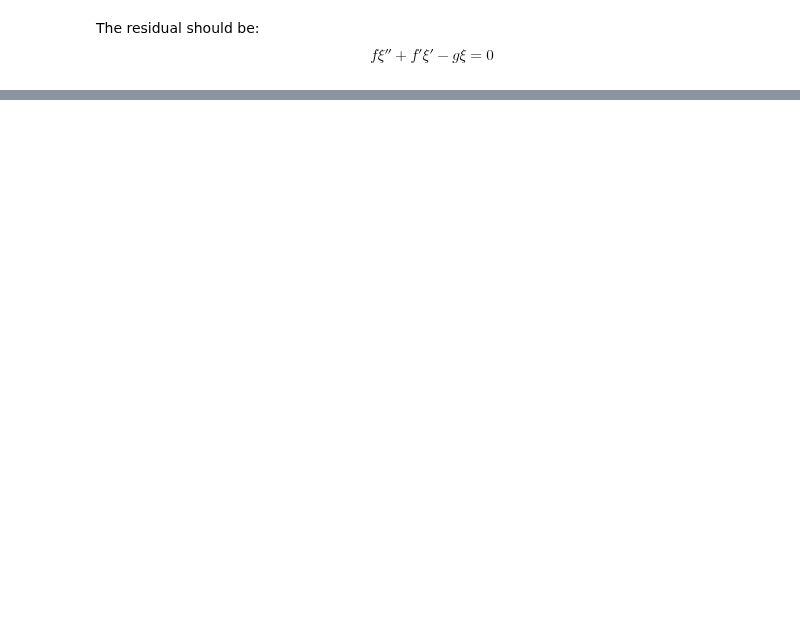
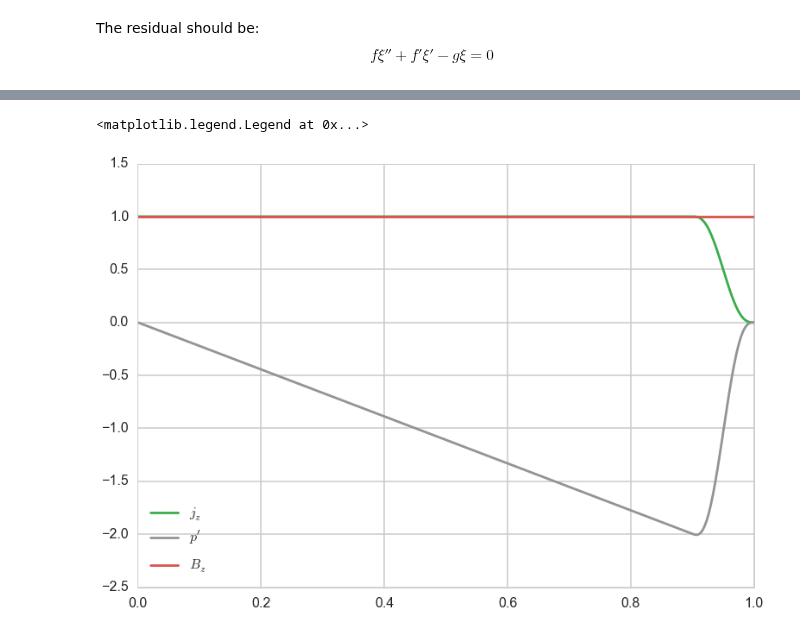
Before and after one commit to jensv/fluxtubestability, a Jupyter notebook: ipython_notebooks/simplified_euler_lagrange.ipynb, the cells around one changed output, grey strips where cells are left out. Cells and saved outputs as stored; diff of their text form; code cells hidden in the pictures; blank space fills up the shorter version.

```diff
--- a/ipython_notebooks/simplified_euler_lagrange.ipynb
+++ b/ipython_notebooks/simplified_euler_lagrange.ipynb
@@ -113,0 +154,15 @@ array([  6.30688801e-03,   2.70977101e-07,   5.53402267e-07,
+# %%
+lambda_bar = 2.0
+k_bar = 0.2
+epsilon = 1.29
+m = 0.
+profile = es.UnitlessSmoothedCoreSkin(lambda_bar=lambda_bar, k_bar=k_bar, epsilon=epsilon)
+splines = profile.get_splines()
+# %%
+plt.plot(profile.r, splines['j_z'](profile.r), color=sns.xkcd_rgb["medium green"])
+plt.plot(profile.r, splines['p_prime'](profile.r), color=sns.xkcd_rgb["grey"])
+plt.plot(profile.r, splines['b_z'](profile.r), color=sns.xkcd_rgb["pale red"])
+plt.legend([r"$j_{z}$", r"$p'$", r"$B_{z}$"], loc='best')
+# %% [output]
+<matplotlib.legend.Legend at 0x...>
+[figure, added]
```
Also changed, not shown: parts of 95 cells of this notebook.
